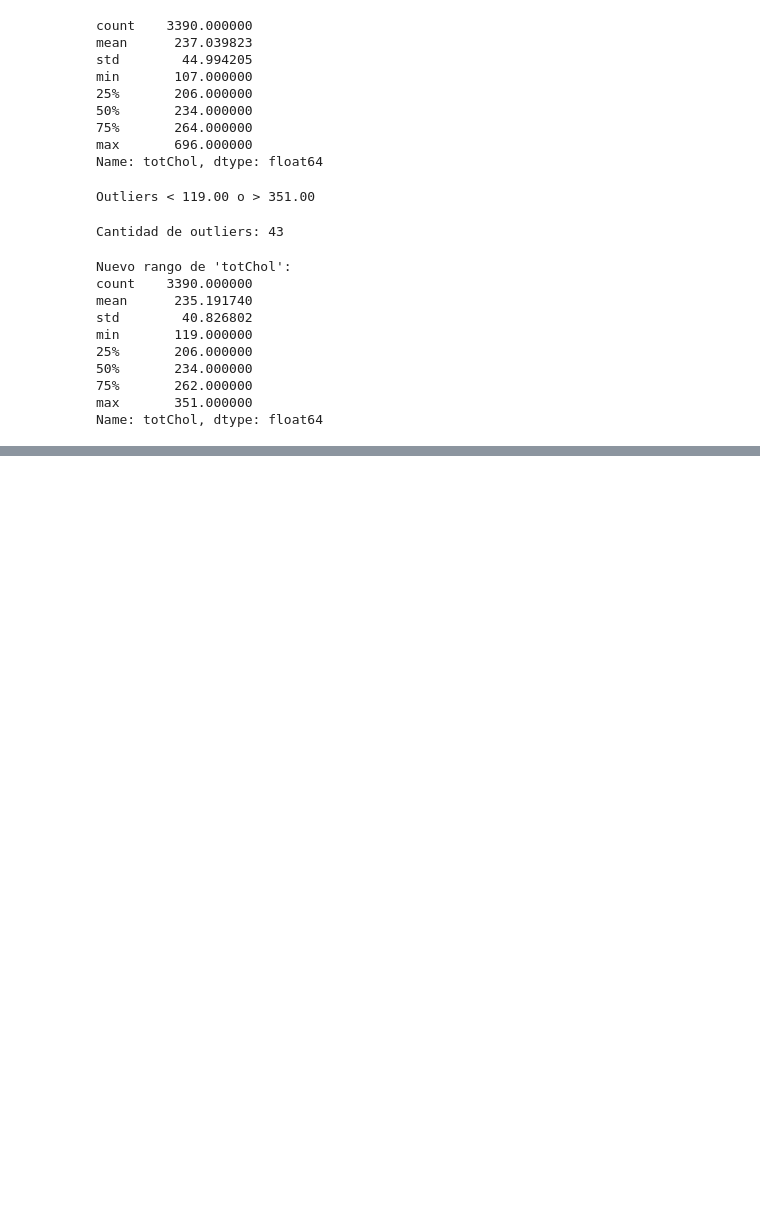
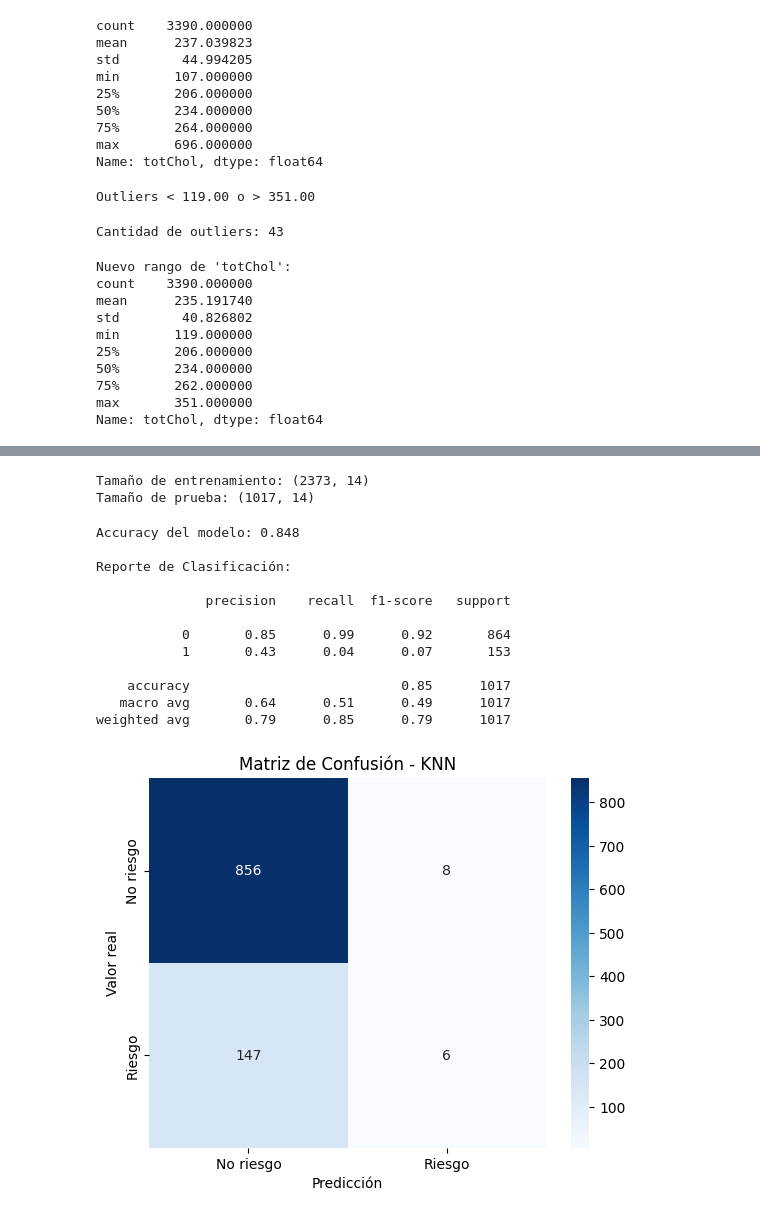
Before and after one commit to milkap5/Pre-Procesamiento-de-DataSet-y-funcionamiento-Algoritmos-knn-k-nearest-neighbors-y-Decision-Tree-DT-, a Jupyter notebook: TPI_IAD.ipynb, the cells around one changed output, grey strips where cells are left out. Drawn from its saved outputs; the diff is of its cells as text; code cells hidden in the pictures; blank space fills up the shorter version.

```diff
--- a/TPI_IAD.ipynb
+++ b/TPI_IAD.ipynb
@@ -225,0 +347,55 @@ Name: totChol, dtype: float64
+# %%
+# dividir en conjunto de entrenamiento y prueba
+
+X_train, X_test, y_train, y_test = train_test_split(
+    X, y, test_size=0.3, random_state=42, stratify=y
+)
+
+print("Tamaño de entrenamiento:", X_train.shape)
+print("Tamaño de prueba:", X_test.shape)
+# %% [output]
+Tamaño de entrenamiento: (2373, 14)
+Tamaño de prueba: (1017, 14)
+# %%
+# normalizar las variables
+
+scaler = StandardScaler()
+X_train_scaled = scaler.fit_transform(X_train)
+X_test_scaled = scaler.transform(X_test)
+# %%
+# entrenar el modelo KNN
+
+knn = KNeighborsClassifier(n_neighbors=6)
+knn.fit(X_train_scaled, y_train)
+
+#realizar predicciones
+
+y_pred = knn.predict(X_test_scaled)
+# %%
+# evaluar el modelo
+
+print("Accuracy del modelo:", round(accuracy_score(y_test, y_pred), 3))
+print("\nReporte de Clasificación:\n")
+print(classification_report(y_test, y_pred))
+
+# Matriz de confusion visual
+cm = confusion_matrix(y_test, y_pred)
+sns.heatmap(cm, annot=True, fmt='d', cmap='Blues', xticklabels=['No riesgo', 'Riesgo'], yticklabels=['No riesgo', 'Riesgo'])
+plt.xlabel('Predicción')
+plt.ylabel('Valor real')
+plt.title('Matriz de Confusión - KNN')
+plt.show()
+# %% [output]
+Accuracy del modelo: 0.848
+
+Reporte de Clasificación:
+
+              precision    recall  f1-score   support
+
+           0       0.85      0.99      0.92       864
+           1       0.43      0.04      0.07       153
+
+    accuracy                           0.85      1017
+   macro avg       0.64      0.51      0.49      1017
+weighted avg       0.79      0.85      0.79      1017
+[figure, added]
```
Also changed, not shown: parts of 8 cells of this notebook.
